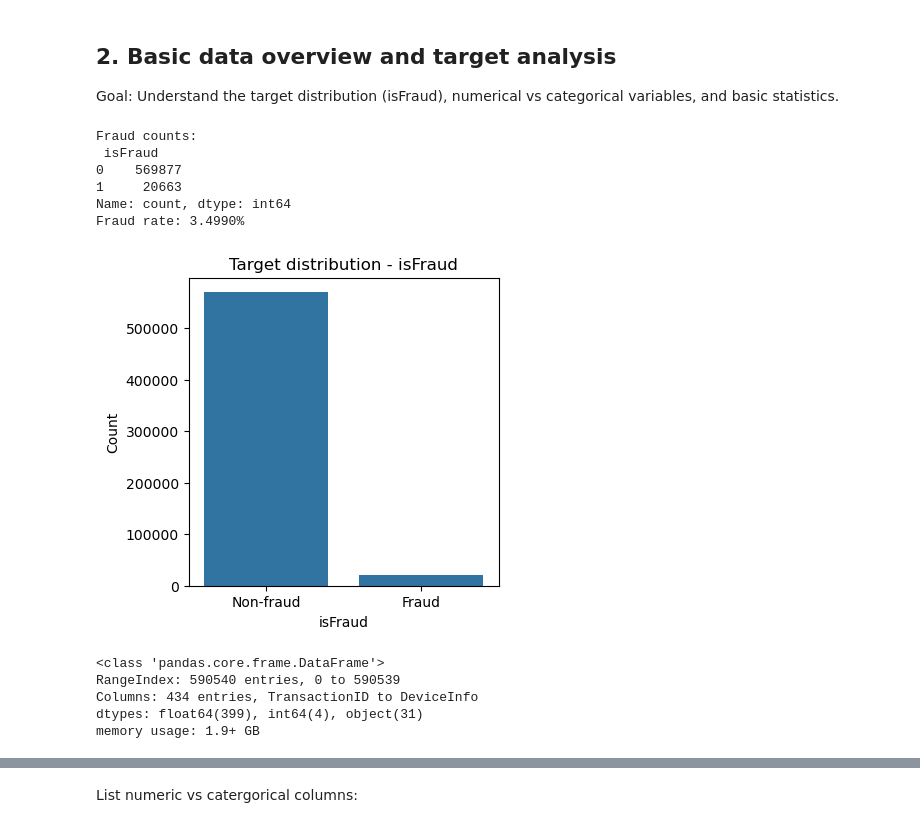
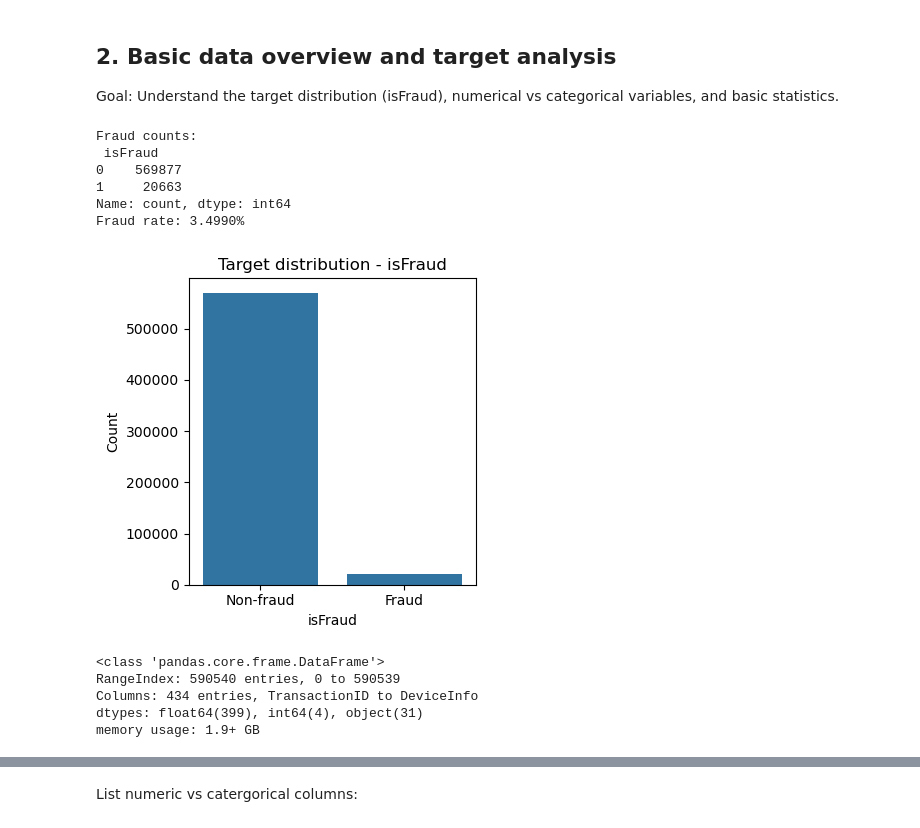
Before and after one commit to pchan2030/capstone-cards-fraud, a Jupyter notebook: Prompt.ipynb, the cells around one changed output, grey strips where cells are left out. Drawn from its saved outputs; the diff is of its cells as text; code cells hidden in the pictures.

Commit message:
reformatted all plots

```diff
--- a/Prompt.ipynb
+++ b/Prompt.ipynb
@@ -72,32 +72,33 @@ Goal: Understand the target distribution (isFraud), numerical vs categorical var
 # %%
 # Target distribution
 fraud_counts = train['isFraud'].value_counts()
 fraud_rate = fraud_counts[1] / fraud_counts.sum()
 
 print("Fraud counts:\n", fraud_counts)
 print(f"Fraud rate: {fraud_rate:.4%}")
 
 plt.figure(figsize=(4,4))
 sns.barplot(x=fraud_counts.index, y=fraud_counts.values)
 plt.xticks([0,1], ['Non-fraud', 'Fraud'])
 plt.title("Target distribution - isFraud")
 plt.ylabel("Count")
+plt.tight_layout()
 plt.savefig("images/TargetDistribution_isFraud.png")
 plt.show()
 
 # Quick info and basic describe
 train.info()
 
 # Basic descriptive stats for numeric columns
 train.describe().T.head(20)
 # %% [output]
 Fraud counts:
  isFraud
 0    569877
 1     20663
 Name: count, dtype: int64
 Fraud rate: 3.4990%
-[figure, old version]
+[figure, new version]
 <class 'pandas.core.frame.DataFrame'>
 RangeIndex: 590540 entries, 0 to 590539
 Columns: 434 entries, TransactionID to DeviceInfo
```
Also changed, not shown: parts of 21 cells of this notebook, 49 other files.
